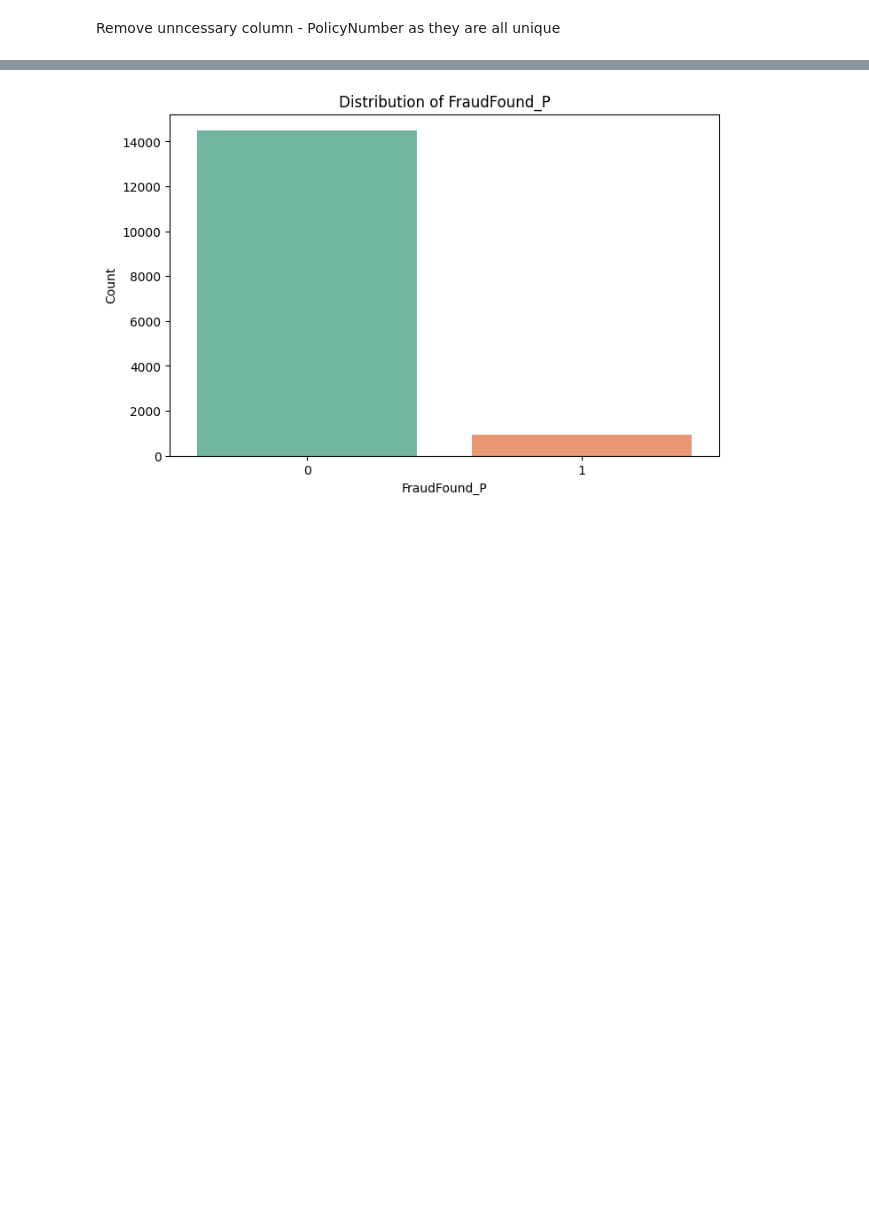
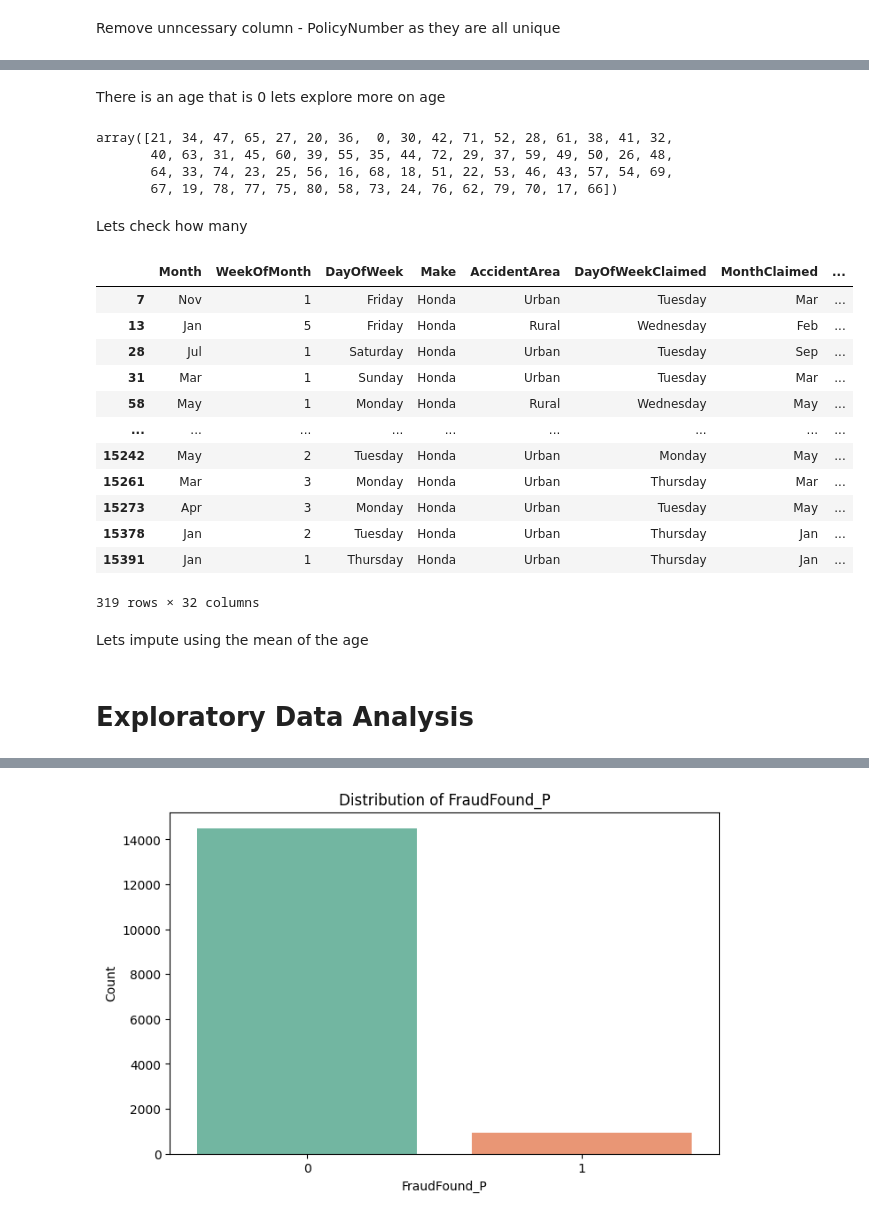
Before and after one commit to irungus/Applied-Machine-Learning, a Jupyter notebook: POA CAT 1.ipynb, the cells around one changed output, grey strips where cells are left out. Cells and saved outputs as stored; diff of their text form; code cells hidden in the pictures; blank space fills up the shorter version.

```diff
--- a/POA CAT 1.ipynb
+++ b/POA CAT 1.ipynb
@@ -233,0 +244,31 @@ data.drop('PolicyNumber', axis = 1, inplace = True)
+# %% [markdown]
+There is an age that is 0 lets explore more on age
+# %%
+# Dive in deeper into age to look at the unique categories , realised that there is age 0 - which is illogical
+data['Age'].unique()
+# %% [output]
+array([21, 34, 47, 65, 27, 20, 36,  0, 30, 42, 71, 52, 28, 61, 38, 41, 32,
+       40, 63, 31, 45, 60, 39, 55, 35, 44, 72, 29, 37, 59, 49, 50, 26, 48,
+       64, 33, 74, 23, 25, 56, 16, 68, 18, 51, 22, 53, 46, 43, 57, 54, 69,
+       67, 19, 78, 77, 75, 80, 58, 73, 24, 76, 62, 79, 70, 17, 66])
+# %% [markdown]
+Lets check how many
+# %%
+# There a total of 319 rows with age = 0
+data[data['Age'] ==0]
+# %% [output]
+|  | Month | WeekOfMonth | DayOfWeek | Make | AccidentArea | DayOfWeekClaimed | MonthClaimed | ... |
+| 7 | Nov | 1 | Friday | Honda | Urban | Tuesday | Mar | ... |
+| 13 | Jan | 5 | Friday | Honda | Rural | Wednesday | Feb | ... |
+| 28 | Jul | 1 | Saturday | Honda | Urban | Tuesday | Sep | ... |
+| 31 | Mar | 1 | Sunday | Honda | Urban | Tuesday | Mar | ... |
+| 58 | May | 1 | Monday | Honda | Rural | Wednesday | May | ... |
+| ... | ... | ... | ... | ... | ... | ... | ... | ... |
+| 15242 | May | 2 | Tuesday | Honda | Urban | Monday | May | ... |
+| 15261 | Mar | 3 | Monday | Honda | Urban | Thursday | Mar | ... |
+| 15273 | Apr | 3 | Monday | Honda | Urban | Tuesday | May | ... |
+| 15378 | Jan | 2 | Tuesday | Honda | Urban | Thursday | Jan | ... |
+| 15391 | Jan | 1 | Thursday | Honda | Urban | Thursday | Jan | ... |
+319 rows × 32 columns
+# %% [markdown]
+Lets impute using the mean of the age
@@ -233,0 +280,2 @@ data.drop('PolicyNumber', axis = 1, inplace = True)
+# %% [markdown]
+# Exploratory Data Analysis
```
Also changed, not shown: parts of 15 cells of this notebook.
